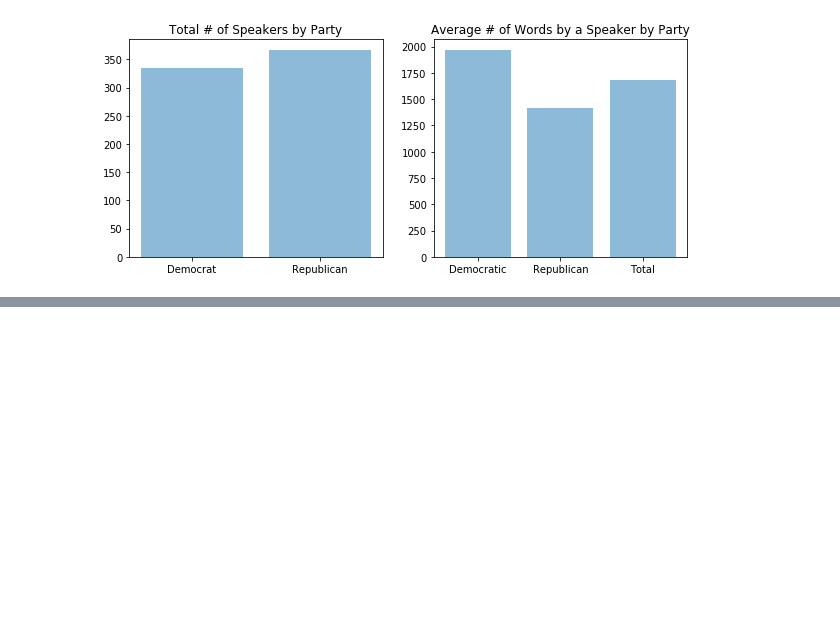
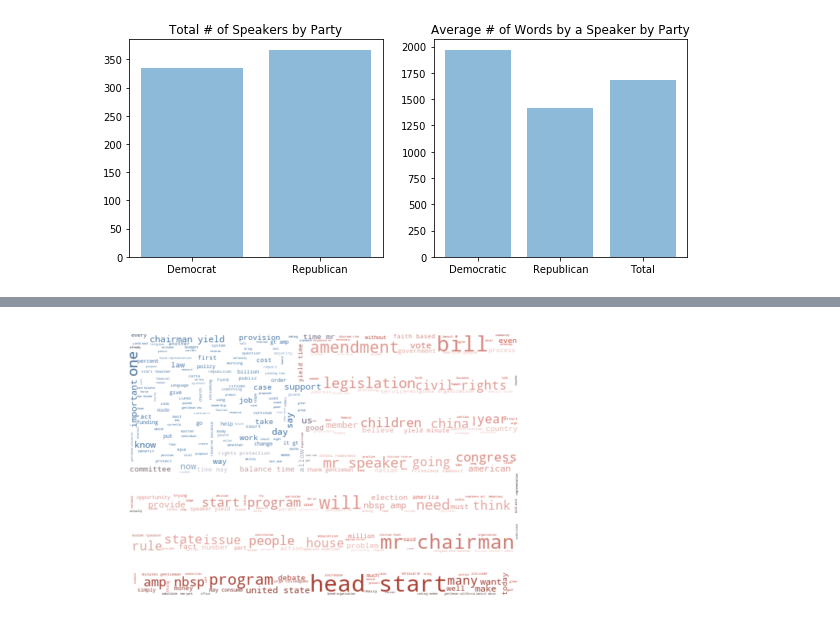
Before and after one commit to eltabre/PolitiGauge, a Jupyter notebook: notebooks/ConvoteDataExploration.ipynb, the cells around one changed output, grey strips where cells are left out. Cells and saved outputs as stored; diff of their text form; code cells hidden in the pictures; blank space fills up the shorter version.

```diff
--- a/notebooks/ConvoteDataExploration.ipynb
+++ b/notebooks/ConvoteDataExploration.ipynb
@@ -95,0 +96,11 @@ plt.show()
+# %%
+#flag, we can easily make word clouds of the different parties speeches
+mask = np.array(Image.open("../data/img/us.png"))
+wordcloud_usa = WordCloud(background_color="white", mode="RGBA", max_words=1000, mask=mask).generate(text)
+image_colors = ImageColorGenerator(mask)
+plt.figure(figsize=[7,7])
+plt.imshow(wordcloud_usa.recolor(color_func=image_colors), interpolation="bilinear")
+plt.axis("off")
+plt.show()
+# %% [output]
+[figure, added]
```
Also changed, not shown: parts of 4 cells of this notebook.
